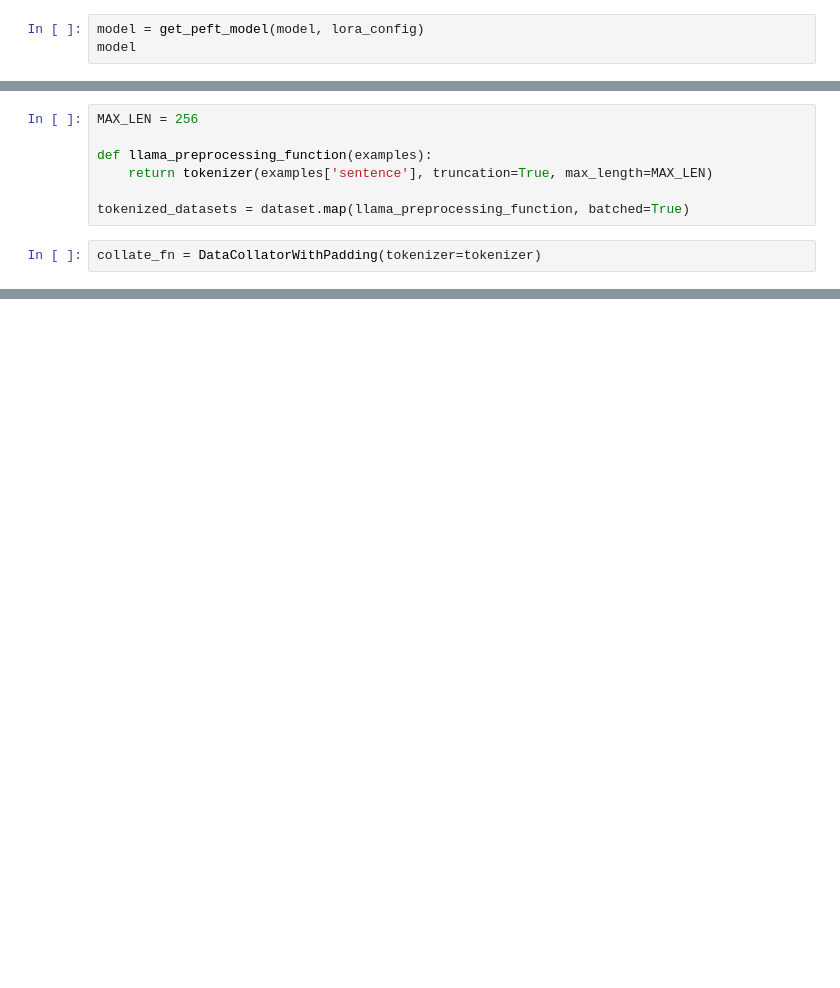
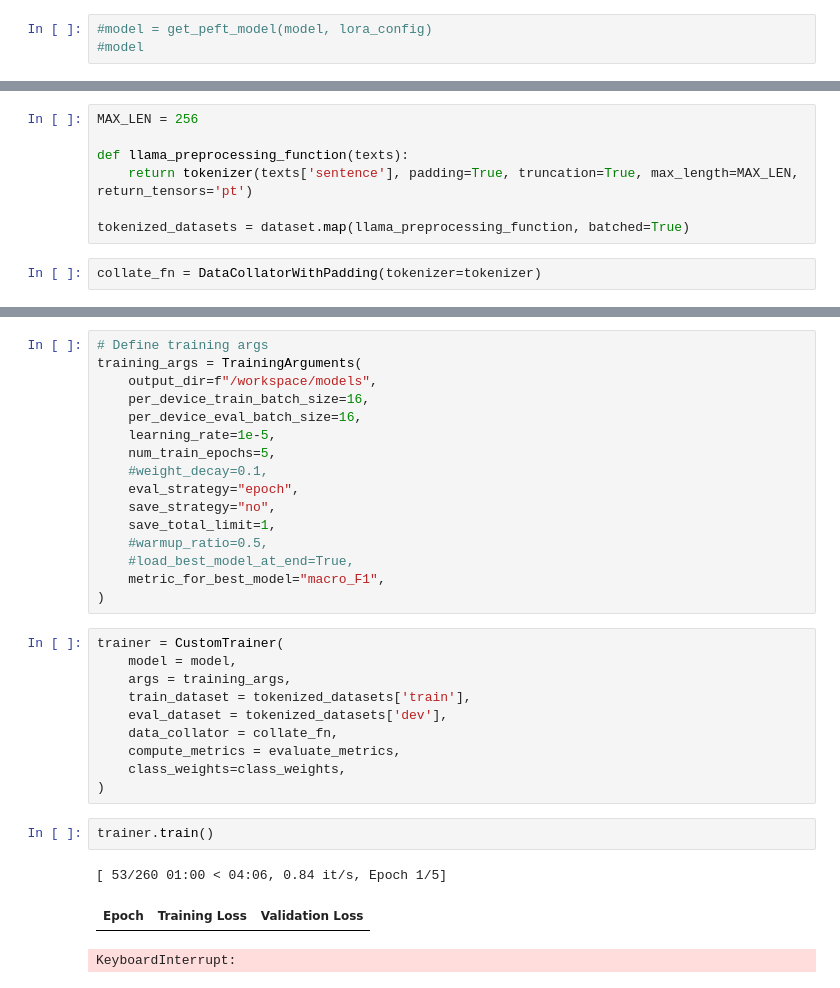
Before and after one commit to MatteoFasulo/clef2025-checkthat, a Jupyter notebook: llama3_classsification_head.ipynb, the cells around one changed output, grey strips where cells are left out. Cells and saved outputs as stored; diff of their text form; blank space fills up the shorter version.

Commit message:
Add training and testing on english on Llama3

```diff
--- a/llama3_classsification_head.ipynb
+++ b/llama3_classsification_head.ipynb
@@ -235,3 +228,3 @@ LlamaForSequenceClassification(
 # %%
-model = get_peft_model(model, lora_config)
-model
+#model = get_peft_model(model, lora_config)
+#model
@@ -265,8 +240,8 @@ model.config.pretraining_tp = 1
 # %%
 MAX_LEN = 256
 
-def llama_preprocessing_function(examples):
-    return tokenizer(examples['sentence'], truncation=True, max_length=MAX_LEN)
+def llama_preprocessing_function(texts):
+    return tokenizer(texts['sentence'], padding=True, truncation=True, max_length=MAX_LEN, return_tensors='pt')
 
 tokenized_datasets = dataset.map(llama_preprocessing_function, batched=True)
 # %%
@@ -288,0 +295,32 @@ def compute_metrics(eval_pred):
+# %%
+# Define training args
+training_args = TrainingArguments(
+    output_dir=f"/workspace/models",
+    per_device_train_batch_size=16,
+    per_device_eval_batch_size=16,
+    learning_rate=1e-5,
+    num_train_epochs=5,
+    #weight_decay=0.1,
+    eval_strategy="epoch",
+    save_strategy="no",
+    save_total_limit=1,
+    #warmup_ratio=0.5,
+    #load_best_model_at_end=True,
+    metric_for_best_model="macro_F1",
+)
+# %%
+trainer = CustomTrainer(
+    model = model,
+    args = training_args,
+    train_dataset = tokenized_datasets['train'],
+    eval_dataset = tokenized_datasets['dev'],
+    data_collator = collate_fn,
+    compute_metrics = evaluate_metrics,
+    class_weights=class_weights,
+)
+# %%
+trainer.train()
+# %% [output]
+[ 53/260 01:00 < 04:06, 0.84 it/s, Epoch 1/5]
+| Epoch | Training Loss | Validation Loss |
+KeyboardInterrupt:
```
Also changed, not shown: parts of 15 cells of this notebook.
